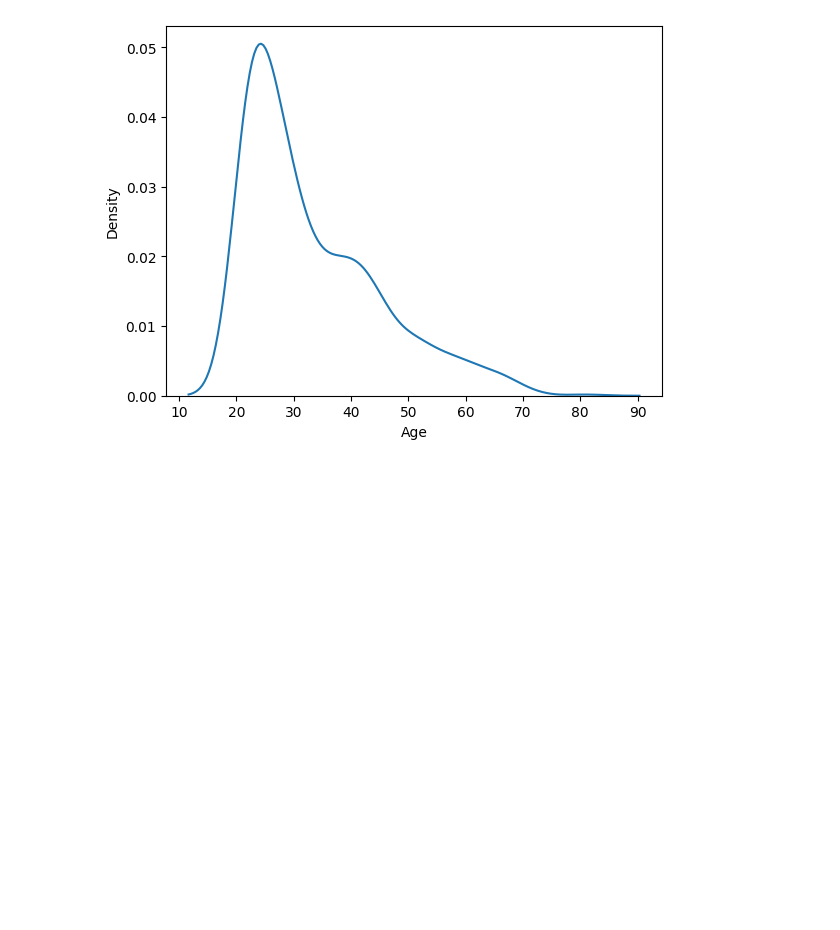
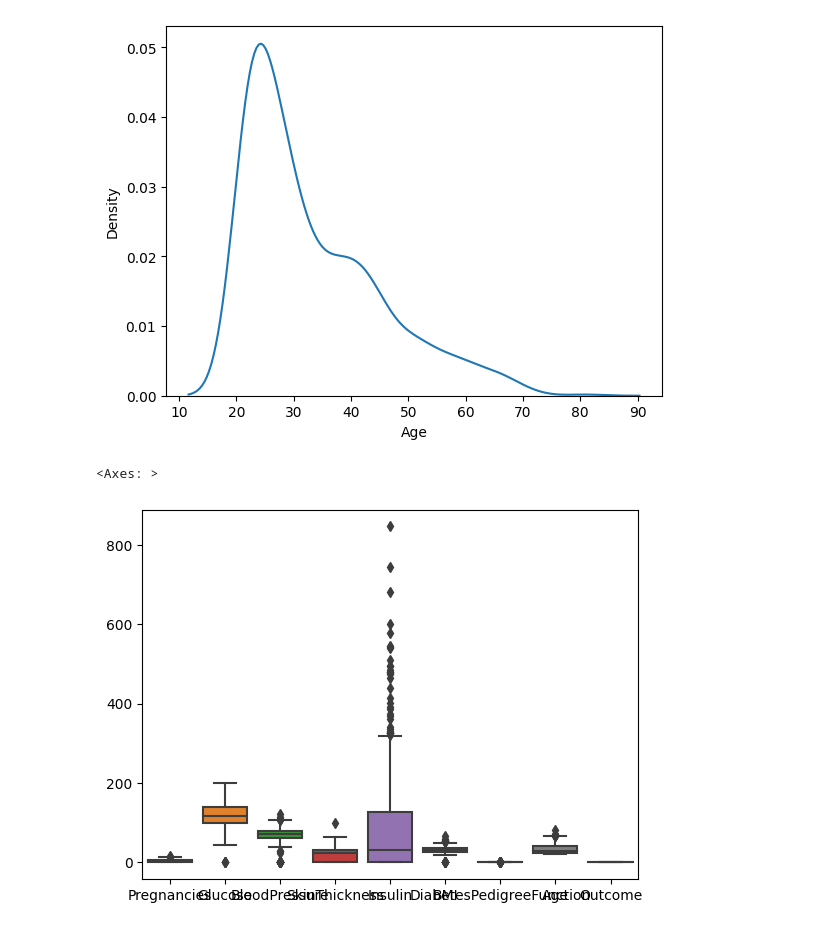
Before and after one commit to rdthemis/ADTD, a Jupyter notebook: Gráficos.ipynb, the cells around one changed output. Saved outputs shown, nothing was run; the diff lists cells and outputs as text; code cells hidden in the pictures; blank space fills up the shorter version.

```diff
--- a/Gráficos.ipynb
+++ b/Gráficos.ipynb
@@ -43,3 +43,8 @@ sns.kdeplot(data=df, x='Age')
 # %% [output]
 <Axes: xlabel='Age', ylabel='Density'>
 [figure]
+# %%
+sns.boxplot(data=df)
+# %% [output]
+<Axes: >
+[figure, added]
```
Also changed, not shown: parts of 7 cells of this notebook.
